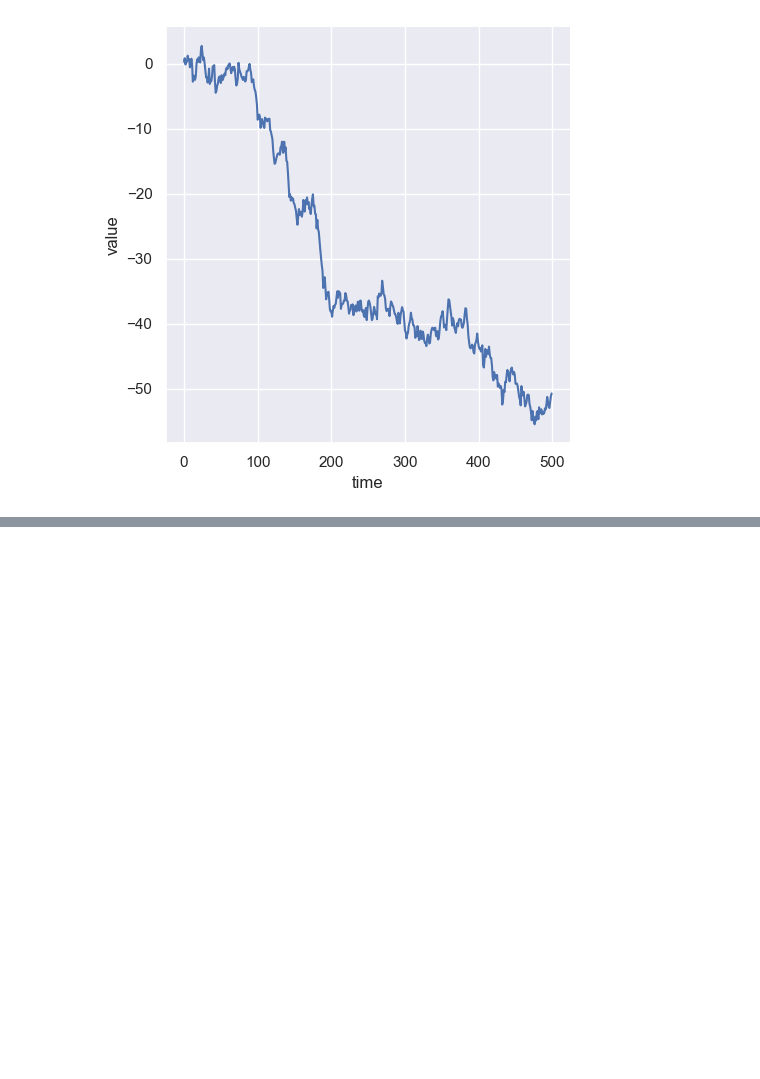
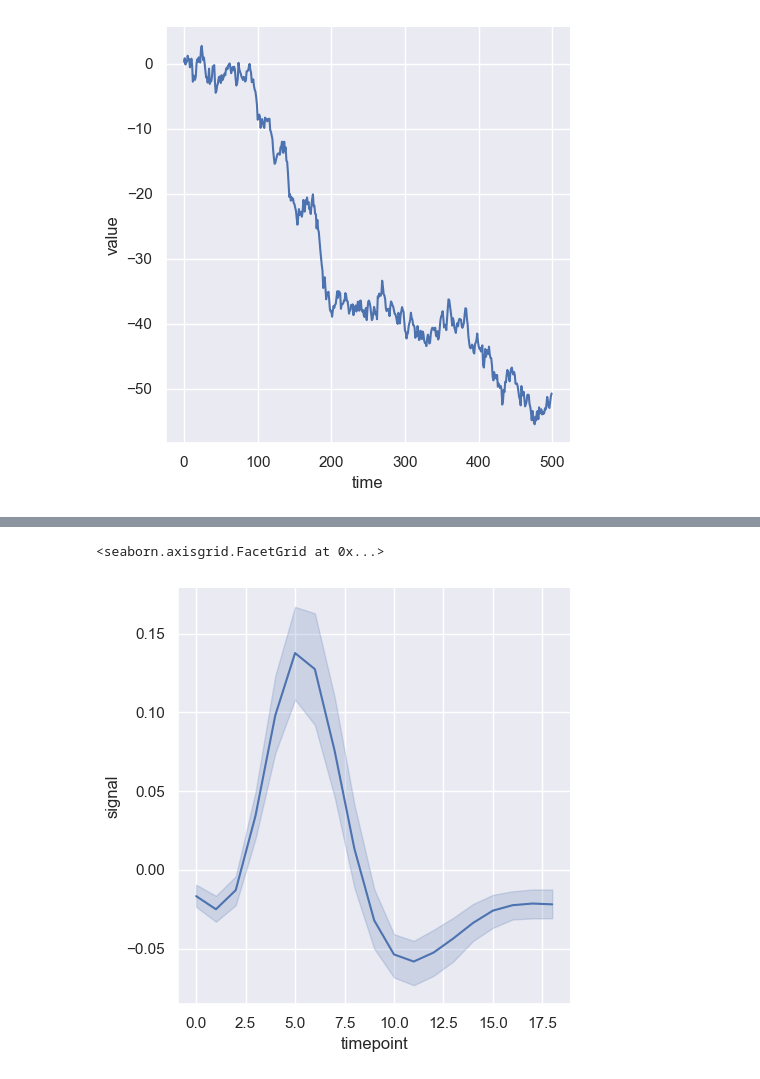
Before and after one commit to shruti-1102/zero-to-analyst, a Jupyter notebook: sns-tut.ipynb, the cells around one changed output, grey strips where cells are left out. Drawn from its saved outputs; the diff is of its cells as text; code cells hidden in the pictures; blank space fills up the shorter version.

```diff
--- a/sns-tut.ipynb
+++ b/sns-tut.ipynb
@@ -72,0 +93,3 @@ sns.relplot(x = 'time', y = 'value', kind= 'line', data=df)
+# %%
+fmri = sns.load_dataset('fmri')
+fmri.head()
@@ -72,0 +103,5 @@ sns.relplot(x = 'time', y = 'value', kind= 'line', data=df)
+# %%
+sns.relplot(x = 'timepoint', y = 'signal', kind = 'line', data = fmri)
+# %% [output]
+<seaborn.axisgrid.FacetGrid at 0x...>
+[figure, added]
```
Also changed, not shown: parts of 8 cells of this notebook.
